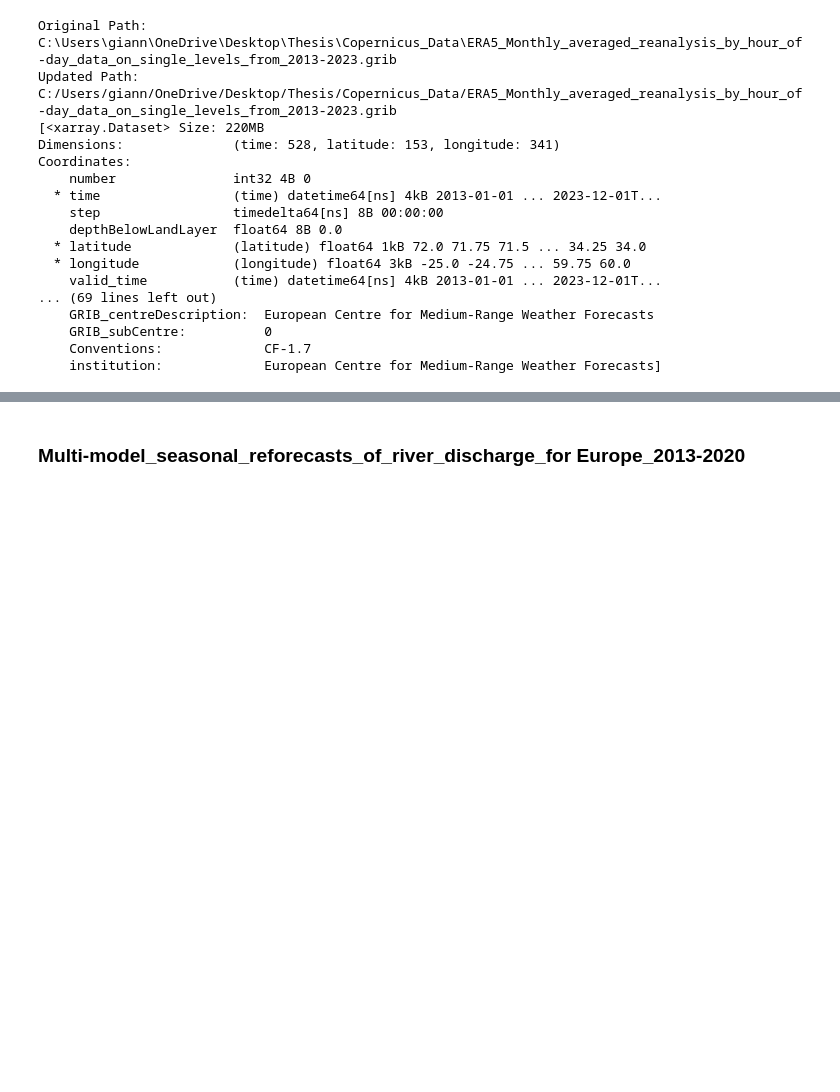
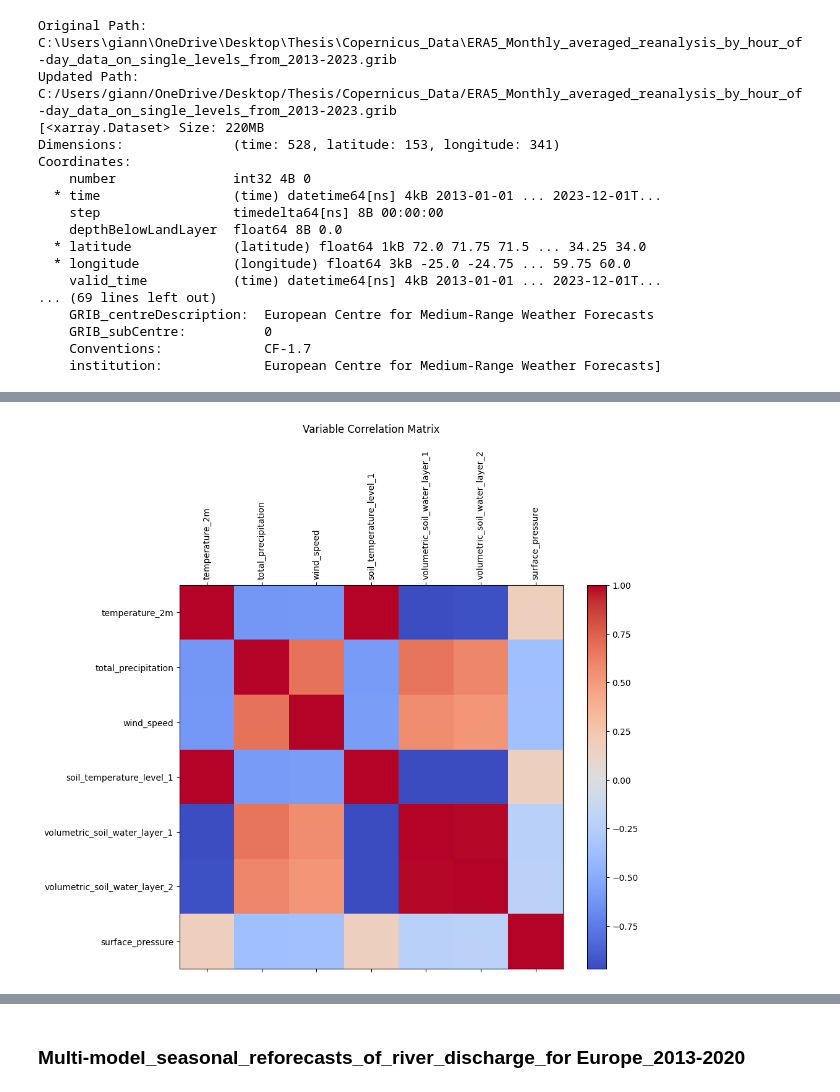
Before and after one commit to Yiannisap23015/Master_Thesis, a Jupyter notebook: LoadData.ipynb, the cells around one changed output, grey strips where cells are left out. Drawn from its saved outputs; the diff is of its cells as text; code cells hidden in the pictures; blank space fills up the shorter version.

Commit message:
Correlation of 1st file of Datasets

```diff
--- a/LoadData.ipynb
+++ b/LoadData.ipynb
@@ -149,0 +146,6 @@ Coordinates:
+# %%
+# Print variables for each dataset
+for i, ds in enumerate(processed_datasets):
+    print(f"\nVariables in Dataset {i}:")
+    for var in ds.variables:
+        print(f"- {var}")
@@ -149,0 +170,75 @@ Coordinates:
+# %%
+# Step 1: Define Variables of Interest
+print("\nStep 1: Exploring variables of interest...")
+variables_of_interest = [
+    "temperature_2m",
+    "total_precipitation",
+    "wind_speed",
+    "soil_temperature_level_1",
+    "volumetric_soil_water_layer_1",
+    "volumetric_soil_water_layer_2",
+    "surface_pressure"
+]
+
+# Prepare a list to store DataFrames for correlation analysis
+data_frames = []
+
+for i, ds in enumerate(processed_datasets):
+    print(f"Processing Dataset {i} for correlation analysis...")
+
+    # Filter variables of interest that exist in the current dataset
+    available_vars = [var for var in variables_of_interest if var in ds]
+    print(f"Variables available in Dataset {i}: {available_vars}")
+
+    # Skip this dataset if none of the variables of interest are present
+    if not available_vars:
+        print(f"Dataset {i} contains no variables of interest. Skipping.")
+        continue
+
+    # Convert variables to DataFrame and store
+    selected_vars = {var: ds[var].to_dataframe() for var in available_vars}
+
+    # Combine into a single DataFrame
+    combined_df = pd.concat(selected_vars.values(), axis=1)
+
+    # Align by the time index
+    combined_df = combined_df.groupby(level="time").mean()
+
+    # Append to the list
+    data_frames.append(combined_df)
+
+# Step 2: Combine DataFrames from All Datasets
+if data_frames:
+    print("\nStep 2: Merging data from all datasets...")
+    merged_data = pd.concat(data_frames, axis=1)
+
+    # Drop rows with missing values
+    merged_data = merged_data.dropna()
+    print(f"Merged data shape: {merged_data.shape}")
+
+    # Select only variables of interest for correlation analysis
+    selected_columns = [col for col in variables_of_interest if col in merged_data.columns]
+    filtered_data = merged_data[selected_columns]
+    print(selected_columns)
+    print(f"Filtered data shape: {filtered_data.shape}")
+
+    # Step 3: Compute Correlation Matrix
+    print("\nStep 3: Computing correlation matrix...")
+    correlation_matrix = filtered_data.corr()
+
+    # Step 4: Visualize Correlation Matrix
+    print("\nStep 4: Visualizing correlation matrix...")
+    plt.figure(figsize=(10, 8))
+    plt.matshow(correlation_matrix, fignum=1, cmap="coolwarm")
+    plt.colorbar()
+    plt.xticks(range(len(correlation_matrix.columns)), correlation_matrix.columns, rotation=90)
+    plt.yticks(range(len(correlation_matrix.index)), correlation_matrix.index)
+    plt.title("Variable Correlation Matrix", pad=20)
+    plt.show()
+
+    # Print Correlation Matrix
+    print("\nCorrelation Matrix:")
+    print(correlation_matrix)
+else:
+    print("\nNo valid data for correlation analysis.")
+# %% [output]
@@ -149,0 +263 @@ Coordinates:
+[figure, added]
```
Also changed, not shown: parts of 9 cells of this notebook.
